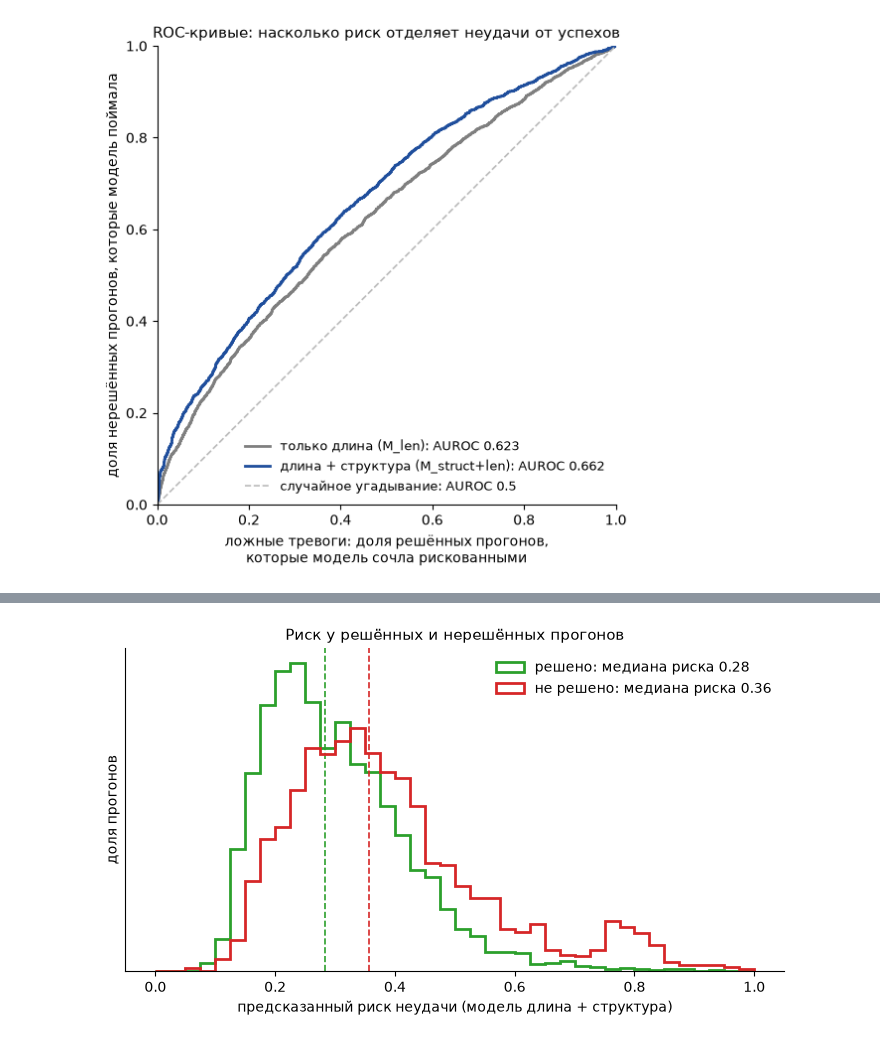
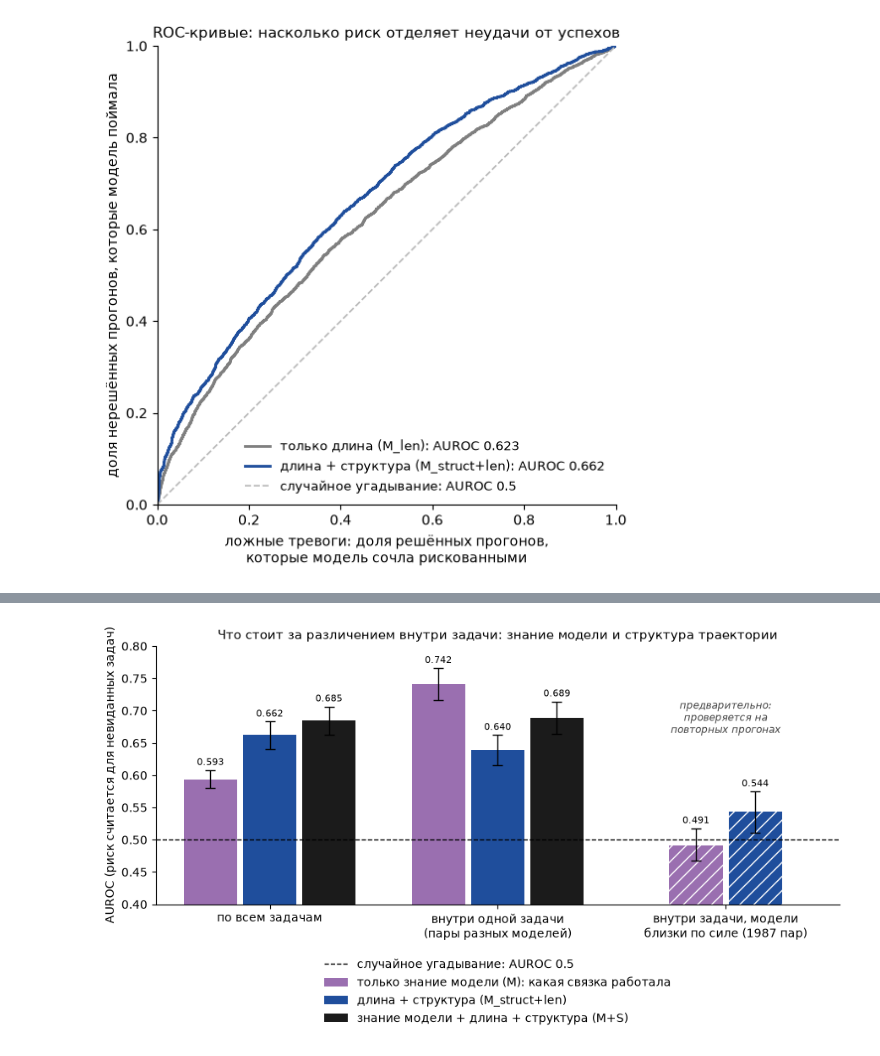
Before and after one commit to Kiruha667/diss, a Jupyter notebook: notebooks/visual_demo.ipynb, the cells around one changed output, grey strips where cells are left out. Saved outputs shown, nothing was run; the diff lists cells and outputs as text; code cells hidden in the pictures.

```diff
--- a/notebooks/visual_demo.ipynb
+++ b/notebooks/visual_demo.ipynb
@@ -404,6 +406,6 @@ plt.show()
 # %%
 modes = [("по всем задачам", {m: auroc(y, risk[m]) for m in MODELS}, boot),
-         ("внутри одной задачи", within, wboot)]
+         ("внутри одной задачи\n(пары разных моделей)", within, wboot)]
 fig, ax = plt.subplots(figsize=(7, 4.2))
 w = 0.36
 for j, name in enumerate(MODELS):
@@ -430,16 +434,81 @@ plt.show()
 # %%
-r = risk["M_struct+len"]
-bins = np.linspace(0, 1, 41)
-fig, ax = plt.subplots(figsize=(8.5, 4.2))
-for val, name, color in ((0, "решено", C["resolved"]), (1, "не решено", C["unresolved"])):
-    x = r[y == val]
-    ax.hist(x, bins=bins, density=True, color=color, histtype="step", lw=2,
-            label=f"{name}: медиана риска {np.median(x):.2f}")
-    ax.axvline(np.median(x), color=color, ls="--", lw=1.2)
-ax.set_xlabel("предсказанный риск неудачи (модель длина + структура)")
-ax.set_ylabel("доля прогонов")
-ax.set_yticks([])
-ax.set_title("Риск у решённых и нерешённых прогонов")
-ax.legend(frameon=False)
+# E7 (reports/E7_REPORT.md): the same logistic regression on the model identity alone (M: one-hot of the 16 combos,
+# not a single trajectory feature) and on model identity + the 21 features (M+S); S is M_struct+len above
+combo = (pop.model + " | " + pop.agent_version).to_numpy()
+COMBOS = sorted(set(combo))
+MCOLS = [f"combo: {c}" for c in COMBOS]
+for c, col in zip(COMBOS, MCOLS):
+    pop[col] = (combo == c).astype(float)
+risk7 = {"M": oof_risk(MCOLS), "S": risk["M_struct+len"], "M+S": oof_risk(MCOLS + FEATURES)}
+
+
+def prec10(yy, ss):  # share of unresolved among the 10% riskiest runs
+    return float(yy[np.argsort(-ss, kind="mergesort")[:math.ceil(0.10 * len(yy))]].mean())
+
+
+# strength of a combo = its share of resolved runs; descriptive (computed from all labels), used only to pick pairs
+strength = 1 - pd.Series(y).groupby(combo).transform("mean").to_numpy()
+CLOSE = 0.03
+
+
+def close_pair_counts(r):  # within-task pairs whose two combos differ in strength by less than CLOSE
+    conc, n = [], []
+    for ix in pair_tasks:
+        u, s = ix[y[ix] == 1], ix[y[ix] == 0]
+        close = np.abs(strength[u][:, None] - strength[s][None, :]) < CLOSE
+        dd = r[u][:, None] - r[s][None, :]
+        conc.append(((dd > 0) + 0.5 * (dd == 0))[close].sum())
+        n.append(close.sum())
+    return np.array(conc), np.array(n)
+
+
+e7 = {}  # (pairs, model) -> (AUROC, bootstrap values); the same resamples as above
+for name, r in risk7.items():
+    e7[("all", name)] = (auroc(y, r), boot["M_struct+len"] if name == "S" else
+                         np.array([auroc(y[ix], r[ix]) for ix in boot_idx]))
+    c, n = pair_counts(r)
+    e7[("within", name)] = (c.sum() / n.sum(), np.array([c[s].sum() / n[s].sum() for s in wsamples]))
+    if name != "M+S":
+        c, n = close_pair_counts(r)
+        e7[("close", name)] = (c.sum() / n.sum(), np.array([c[s].sum() / n[s].sum() for s in wsamples]))
+p10 = {name: prec10(y, r) for name, r in risk7.items()}
+p10_boot = {name: np.array([prec10(y[ix], r[ix]) for ix in boot_idx]) for name, r in risk7.items()}
+n_close = int(close_pair_counts(risk7["S"])[1].sum())
+
+# the numbers must equal reports/E7_REPORT.md (sections 2 and 9)
+EXPECTED_E7 = {("all", "M"): 0.593, ("within", "M"): 0.742, ("all", "M+S"): 0.685, ("within", "M+S"): 0.689,
+               ("close", "S"): 0.544, ("close", "M"): 0.491}
+for key, val in EXPECTED_E7.items():
+    assert round(e7[key][0], 3) == val, f"{key}: {e7[key][0]:.3f}, E7_REPORT.md {val}"
+assert round(p10["M+S"], 3) == 0.656 and n_close == 1987, (p10["M+S"], n_close)
+print("M, M+S и пары близких по силе моделей: числа совпадают с E7_REPORT.md")
+
+E7_COLOR = {"M": "#9a6fb0", "S": MODEL_COLOR["M_struct+len"], "M+S": "#1b1b1b"}
+E7_NAME = {"M": "только знание модели (M): какая связка работала", "S": "длина + структура (M_struct+len)",
+           "M+S": "знание модели + длина + структура (M+S)"}
+groups7 = [("all", "по всем задачам", ["M", "S", "M+S"]),
+           ("within", "внутри одной задачи\n(пары разных моделей)", ["M", "S", "M+S"]),
+           ("close", f"внутри задачи, модели\nблизки по силе ({n_close} пар)", ["M", "S"])]
+fig, ax = plt.subplots(figsize=(9, 5.2))
+w = 0.26
+for gi, (key, _, names) in enumerate(groups7):
+    for j, name in enumerate(names):
+        v, b = e7[(key, name)]
+        lo, hi = ci(b)
+        x = gi + (j - (len(names) - 1) / 2) * w
+        ax.bar(x, v, w * 0.9, color=E7_COLOR[name], hatch="//" if key == "close" else None, edgecolor="white",
+               lw=0, label=E7_NAME[name] if gi == 0 else None)
+        ax.errorbar(x, v, yerr=[[v - lo], [hi - v]], color="black", capsize=4, lw=1)
+        ax.text(x, hi + 0.008, f"{v:.3f}", ha="center", fontsize=8)
+ax.text(2, 0.66, "предварительно:\nпроверяется на\nповторных прогонах", ha="center", va="bottom", fontsize=8.5,
+        style="italic", color="#444444")
+ax.axhline(0.5, color="black", lw=1, ls="--", label="случайное угадывание: AUROC 0.5")
+ax.set_xticks(np.arange(len(groups7)), [g[1] for g in groups7])
+ax.set_xlim(-0.5, len(groups7) - 0.5)
+ax.set_ylim(0.4, 0.8)
+ax.set_ylabel("AUROC (риск считается для невиданных задач)")
+ax.set_title("Что стоит за различением внутри задачи: знание модели и структура траектории")
+ax.legend(loc="upper center", bbox_to_anchor=(0.5, -0.17), ncol=1, frameon=False)
+plt.tight_layout()
 plt.show()
 # %% [output]
@@ -446,2 +516,2 @@ plt.show()
-[figure, old version]
+[figure, new version]
 # %% [markdown]
```
Also changed, not shown: parts of 21 cells of this notebook, 5 other files.
